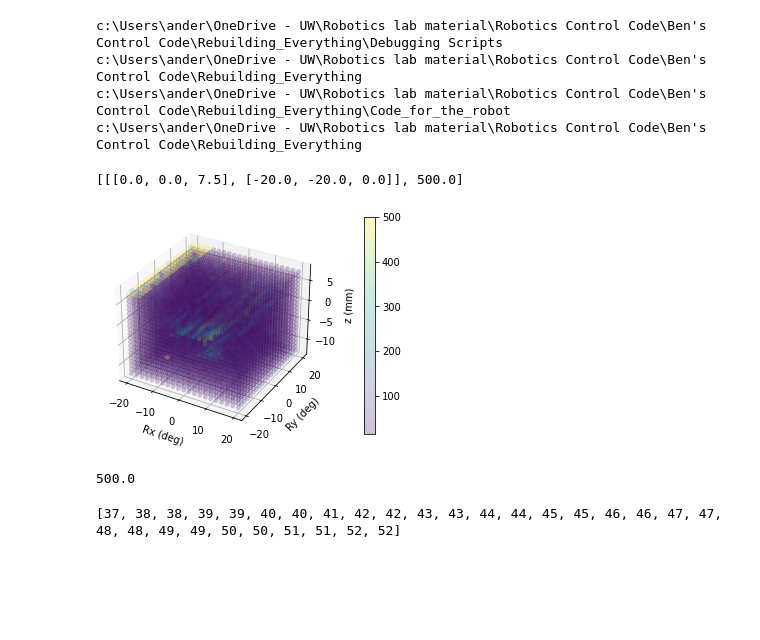
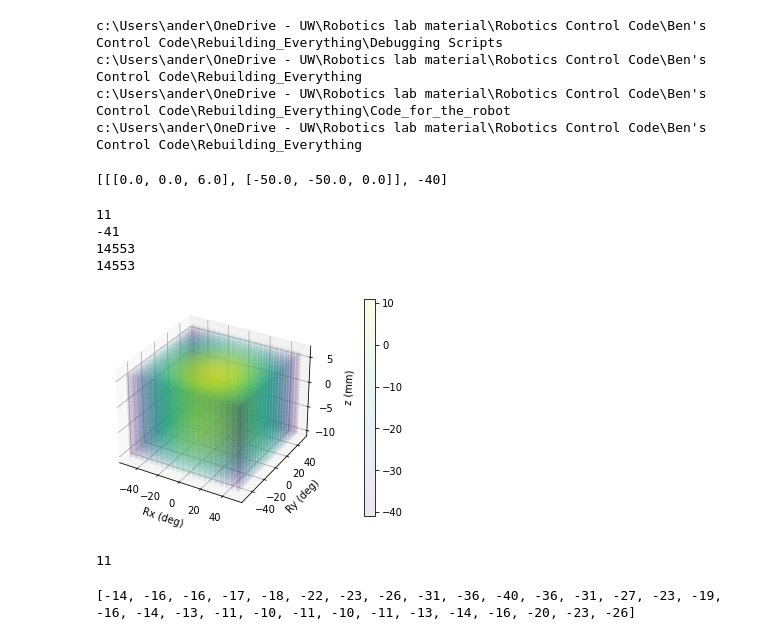
Before and after one commit to Benji-UW/COBOT-Transducer-Control-Code, a Jupyter notebook: Rebuilding_Everything/Debugging Scripts/Fullscan_renders.ipynb, the cells around one changed output. Drawn from its saved outputs; the diff is of its cells as text; code cells hidden in the pictures; blank space fills up the shorter version.

Commit message:
Woooo division search works and the scan_test notebooks works for analyzing notebooks.

```diff
--- a/Rebuilding_Everything/Debugging Scripts/Fullscan_renders.ipynb
+++ b/Rebuilding_Everything/Debugging Scripts/Fullscan_renders.ipynb
@@ -27,14 +27,21 @@ c:\Users\ander\OneDrive - UW\Robotics lab material\Robotics Control Code\Ben's C
 # %%
 path = os.path.abspath('..\\')
 
-current_file = r"\\2022-05-05_16-42-57_test.json"
+current_file = r"\Debugging Scripts\test_3.json"
 path = path + current_file
-with open(path, 'r') as outfile:
-    point_mags = json.load(outfile)
+
+# print(path)
+
+with open(path, 'r') as infile:
+    json_data = json.load(infile)
+
+r_o_m = json_data["range of motion"]
+resolution = json_data["resolution"]
+point_mags = json_data["points"]
 
 print(point_mags[0])
 # %% [output]
-[[[0.0, 0.0, 7.5], [-20.0, -20.0, 0.0]], 500.0]
+[[[0.0, 0.0, 6.0], [-50.0, -50.0, 0.0]], -40]
 # %%
 Zs = []
 Rxs = []
@@ -48,24 +55,39 @@ for p in point_mags:
     mags.append(p[1])
 # %%
 ax = plt.axes(projection='3d')
-fig = ax.scatter(Rxs, Rys, Zs, c=mags, cmap='viridis', alpha=0.25, linewidth=0.25)
+
+print(max(mags))
+print(min(mags))
+
+floor = min(mags)
+span = max(mags) - floor
+als = [round((i - floor) / (span * 2) * 256) for i in mags]
+als = [i / 256 for i in als]
+print(len(Rys))
+print(len(Rxs))
+
+fig = ax.scatter(Rxs, Rys, Zs, c=mags, cmap='viridis', alpha=0.1, linewidth=0.25)
 
 ax.set_xlabel("Rx (deg)")
 ax.set_ylabel("Ry (deg)")
 ax.set_zlabel("z (mm)")
 
 plt.colorbar(fig, pad=0.13)
-plt.savefig("fullscan_render.jpg", dpi=400)
+# plt.savefig("fullscan_render.jpg", dpi=400)
 plt.show()
 # plt.axes(projection = "3d")
 # plt.scatter(Rxs, Rys, Zs, c=mags, cmap='viridis', alpha=0.8, linewidth=0.5)
 
 
 print(max(mags))
 # %% [output]
+11
+-41
+14553
+14553
-[figure, old version]
+[figure, new version]
-500.0
+11
 # %%
 print(mags[10:40])
 # %% [output]
-[37, 38, 38, 39, 39, 40, 40, 41, 42, 42, 43, 43, 44, 44, 45, 45, 46, 46, 47, 47, 48, 48, 49, 49, 50, 50, 51, 51, 52, 52]
+[-14, -16, -16, -17, -18, -22, -23, -26, -31, -36, -40, -36, -31, -27, -23, -19, -16, -14, -13, -11, -10, -11, -10, -11, -13, -14, -16, -20, -23, -26]
```
Also changed, not shown: 14 other files.
